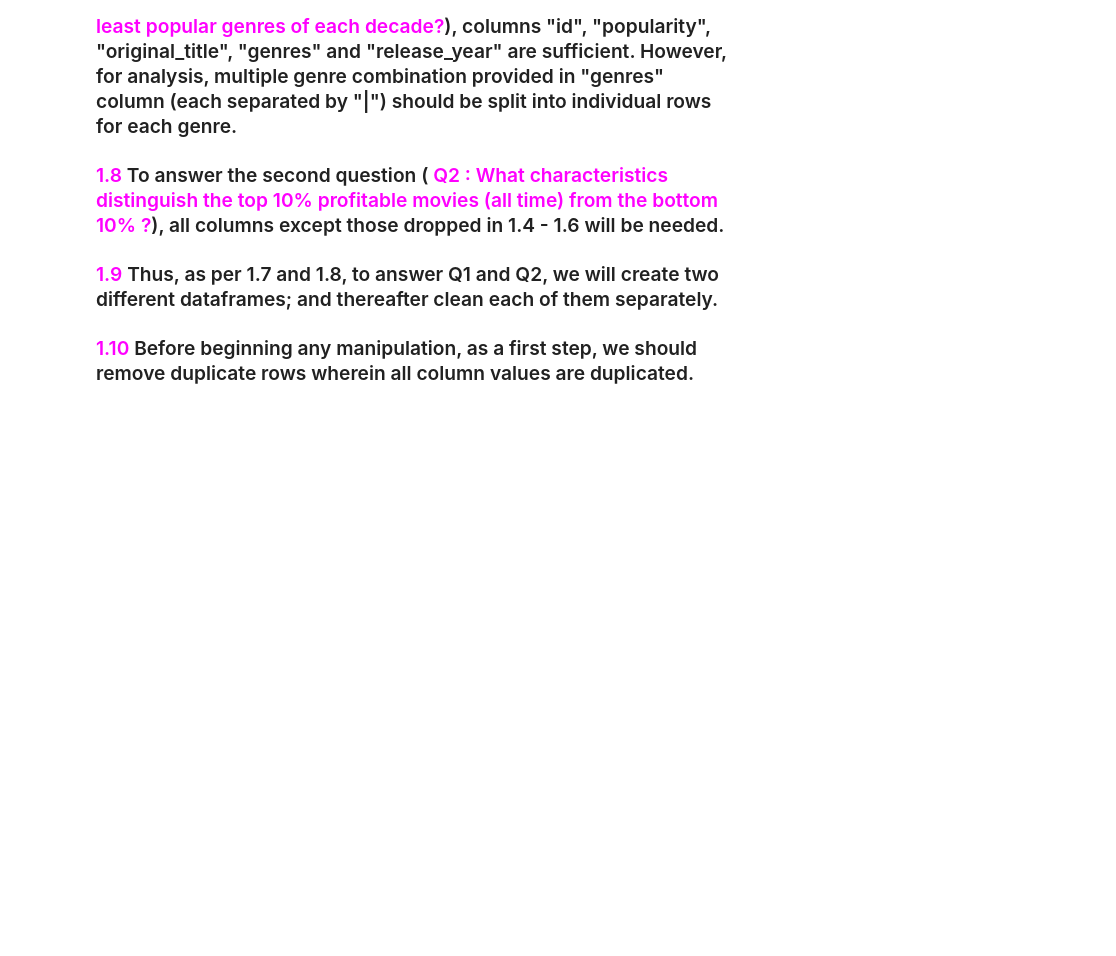
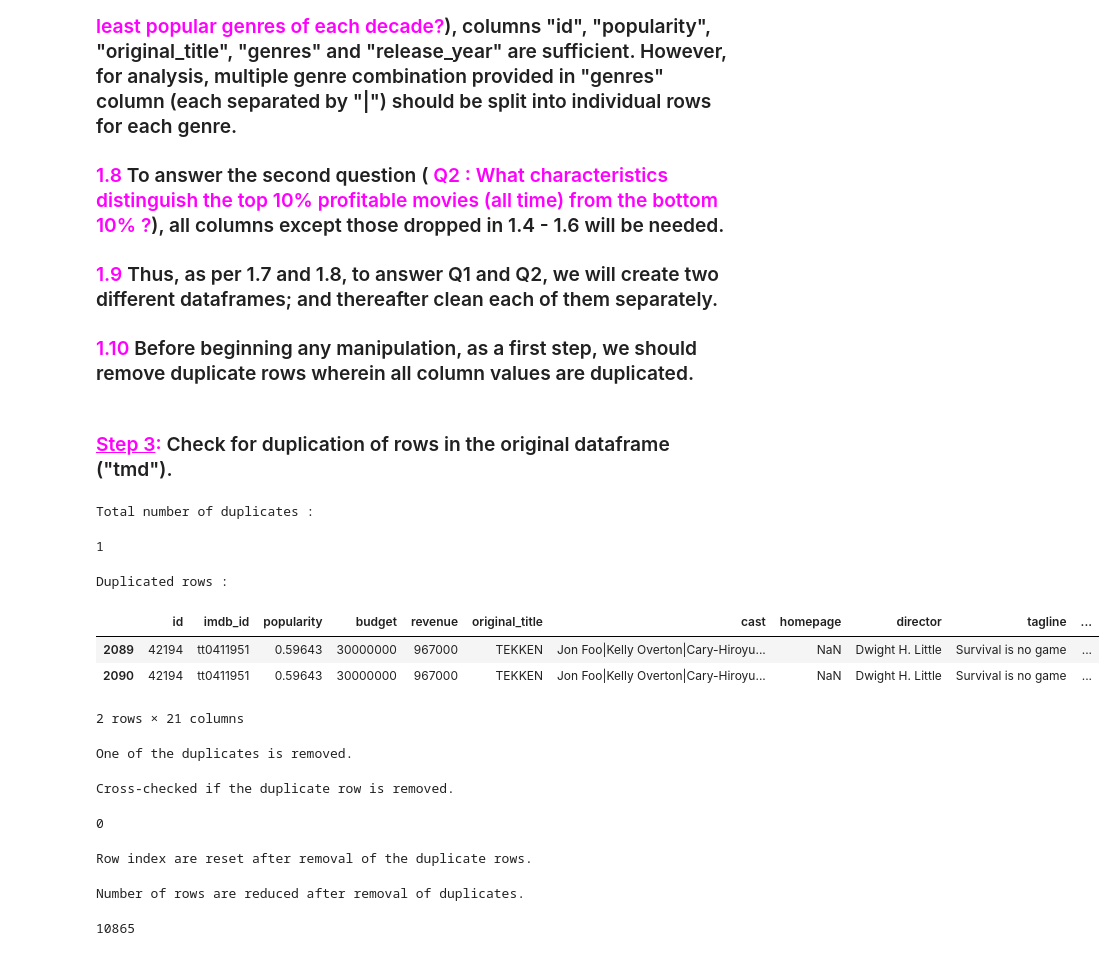
Before and after one commit to BalavishnuUdayakumar/EDA_TMDb, a Jupyter notebook: Exploratory_Data_Analysis_of_TMDb_dataset.ipynb, the cells around one changed output. Drawn from its saved outputs; the diff is of its cells as text; code cells hidden in the pictures; blank space fills up the shorter version.

Commit message:
Add "Step 3" to check duplicate rows

```diff
--- a/Exploratory_Data_Analysis_of_TMDb_dataset.ipynb
+++ b/Exploratory_Data_Analysis_of_TMDb_dataset.ipynb
@@ -218,3 +218,64 @@ dtype: int64
 ### <font color = magenta>1.8</font> To answer the second question ( <font color = magenta>Q2 : What characteristics distinguish the top 10% profitable movies (all time) from the bottom 10% ?</font>), all columns except those dropped in 1.4 - 1.6 will be needed.
 ### <font color = magenta>1.9</font> Thus, as per 1.7 and 1.8, to answer Q1 and Q2, we will create two different dataframes; and thereafter clean each of them separately.
 ### <font color = magenta>1.10</font> Before beginning any manipulation, as a first step, we should remove duplicate rows wherein all column values are duplicated.
+# %% [markdown]
+<a id='step3'></a>
+### <font color = magenta><u>Step 3</u>:</font> Check for duplication of rows in the original dataframe ("tmd").
+# %%
+# display total number of duplicates
+
+print('\033[4m' +'\033[1m' + 'Total number of duplicates' + '\033[0m' + \
+      '\033[0m' + ' :')
+
+tmd.duplicated().sum()
+# %% [output]
+Total number of duplicates :
+1
+# %%
+# display the duplicated rows
+
+print('\033[4m' +'\033[1m' + 'Duplicated rows' + '\033[0m' + '\033[0m' + ' :')
+
+tmd[tmd.duplicated(keep = False)]
+# %% [output]
+Duplicated rows :
+|  | id | imdb_id | popularity | budget | revenue | original_title | cast | homepage | director | tagline | ... |
+| 2089 | 42194 | tt0411951 | 0.59643 | 30000000 | 967000 | TEKKEN | Jon Foo|Kelly Overton|Cary-Hiroyu... | NaN | Dwight H. Little | Survival is no game | ... |
+| 2090 | 42194 | tt0411951 | 0.59643 | 30000000 | 967000 | TEKKEN | Jon Foo|Kelly Overton|Cary-Hiroyu... | NaN | Dwight H. Little | Survival is no game | ... |
+2 rows × 21 columns
+# %%
+# remove duplicate row
+
+print('\033[1m' + 'One of the duplicates is removed.' + '\033[0m')
+
+tmd.drop([tmd[tmd.duplicated() == True].index[0]], axis = 0, inplace = True)
+# %% [output]
+One of the duplicates is removed.
+# %%
+# testing if duplicated row was removed
+
+print('\033[1m' + 'Cross-checked if the duplicate row is removed.' + '\033[0m')
+
+tmd.duplicated().sum()
+# %% [output]
+Cross-checked if the duplicate row is removed.
+0
+# %%
+# reset the row index of table
+
+print('\033[1m' + 'Row index are reset after removal of the duplicate rows.' \
+      + '\033[0m')
+
+tmd.reset_index(drop = True, inplace = True)
+# %% [output]
+Row index are reset after removal of the duplicate rows.
+# %%
+# number of rows in the table is reduced by one as shown below
+
+print('\033[1m' + 'Number of rows are reduced after removal of duplicates.' + \
+      '\033[0m')
+
+tmd.shape[0]
+# %% [output]
+Number of rows are reduced after removal of duplicates.
+10865
```
